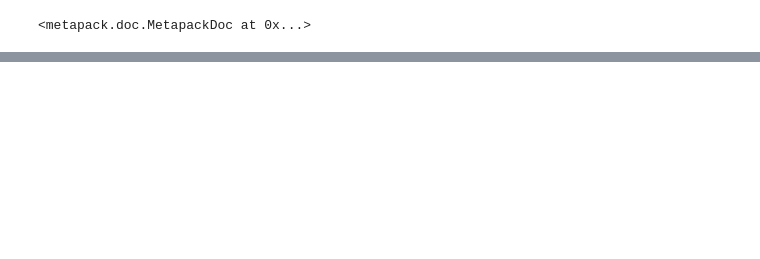
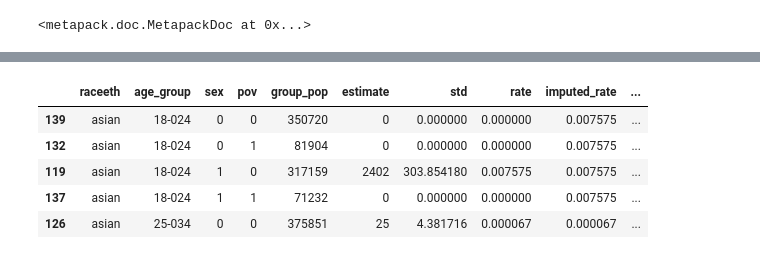
Before and after one commit to SDRDLAnalysts/data-projects, a Jupyter notebook: chis/healthpolicy.ucla.edu-chis/notebooks/DiabetesProbabilities.ipynb, the cells around one changed output, grey strips where cells are left out. Saved outputs shown, nothing was run; the diff lists cells and outputs as text; code cells hidden in the pictures; blank space fills up the shorter version.

```diff
--- a/chis/healthpolicy.ucla.edu-chis/notebooks/DiabetesProbabilities.ipynb
+++ b/chis/healthpolicy.ucla.edu-chis/notebooks/DiabetesProbabilities.ipynb
@@ -416,0 +188,31 @@ len(rasp_reduced)
+# %%
+index_cols = ['raceeth','age_group', 'sex','pov' ]
+val_cols = ['group_pop','estimate','std','rate']
+rasp_diabetes = rasp_d[index_cols+val_cols].reset_index(drop=True).sort_values(index_cols)[index_cols+val_cols]
+
+re_group = rasp_diabetes[rasp_diabetes.rate != 0].groupby(['raceeth', 'age_group']).mean()
+
+# There are a lot of entries, particularly for yound asians, where the group won't have any estimate
+# for diabetes because the sample group is too small to have even one case, and all values are integers.
+# So, we impute these values from others in the same raceeth+age_group
+def impute_rate(r, re_group):
+    """Impute rates from other values in the similar group"""
+    if r.rate == 0:
+        return re_group.loc[(r.raceeth,r.age_group)].rate
+    else:
+        return r.rate
+
+rasp_diabetes['imputed_rate'] = rasp_diabetes.apply(impute_rate,re_group=re_group, axis=1)
+rasp_diabetes['imputed_estimate'] = (rasp_diabetes.imputed_rate * rasp_diabetes.group_pop).round(0).astype(int)
+
+rasp_diabetes['group_pop'] = rasp_diabetes['group_pop'].round(0).astype(int)
+rasp_diabetes['estimate'] = rasp_diabetes['estimate'].round(0).astype(int)
+
+rasp_diabetes.head()
+# %% [output]
+|  | raceeth | age_group | sex | pov | group_pop | estimate | std | rate | imputed_rate | ... |
+| 139 | asian | 18-024 | 0 | 0 | 350720 | 0 | 0.000000 | 0.000000 | 0.007575 | ... |
+| 132 | asian | 18-024 | 0 | 1 | 81904 | 0 | 0.000000 | 0.000000 | 0.007575 | ... |
+| 119 | asian | 18-024 | 1 | 0 | 317159 | 2402 | 303.854180 | 0.007575 | 0.007575 | ... |
+| 137 | asian | 18-024 | 1 | 1 | 71232 | 0 | 0.000000 | 0.000000 | 0.007575 | ... |
+| 126 | asian | 25-034 | 0 | 0 | 375851 | 25 | 4.381716 | 0.000067 | 0.000067 | ... |
```
Also changed, not shown: parts of 33 cells of this notebook, 5 other files.
